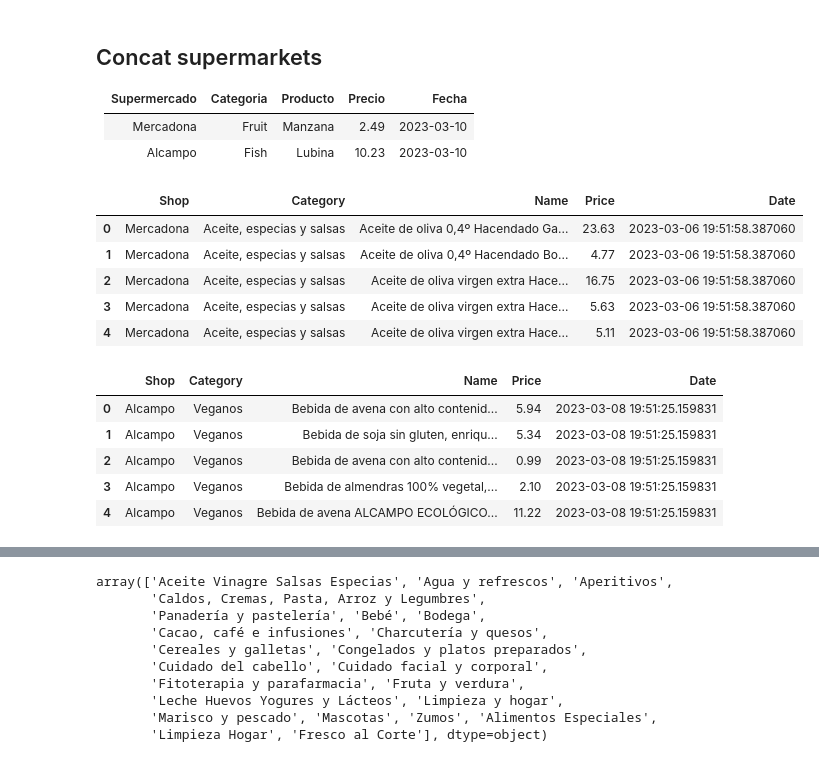
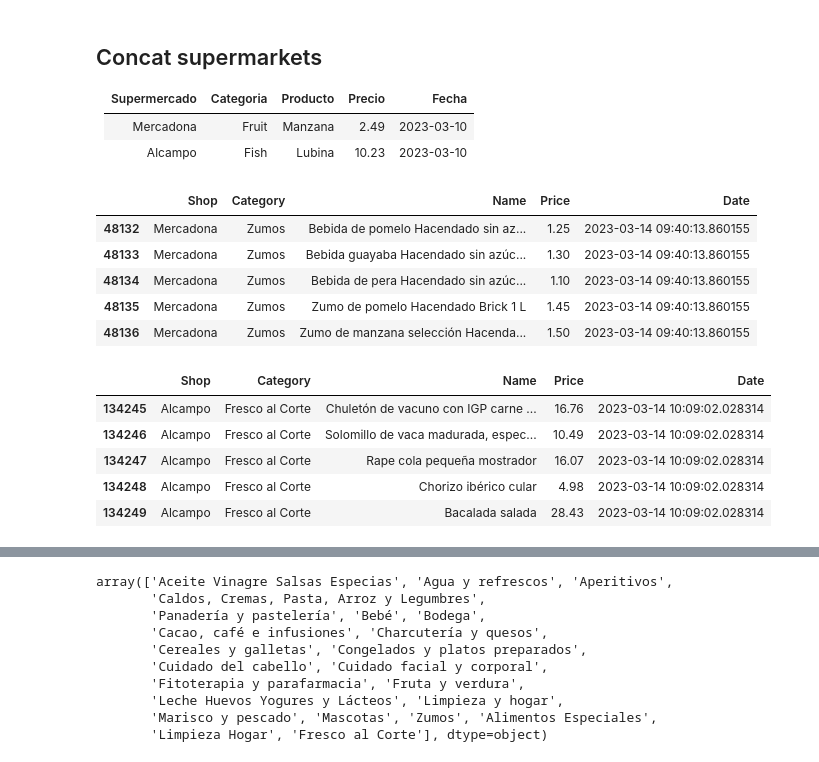
Before and after one commit to IgnacioGB1990/Grocery-Chains, a Jupyter notebook: src/dataCleaned/dataConcat.ipynb, the cells around one changed output, grey strips where cells are left out. Saved outputs shown, nothing was run; the diff lists cells and outputs as text; code cells hidden in the pictures.

```diff
--- a/src/dataCleaned/dataConcat.ipynb
+++ b/src/dataCleaned/dataConcat.ipynb
@@ -11,25 +11,25 @@ import numpy as np
 import pandas as pd
 # %%
 df1 = pd.read_csv("./mercadona.csv",parse_dates=["Date"])
-df1.head()
+df1.tail()
 # %% [output]
 |  | Shop | Category | Name | Price | Date |
-| 0 | Mercadona | Aceite, especias y salsas | Aceite de oliva 0,4º Hacendado Ga... | 23.63 | 2023-03-06 19:51:58.387060 |
-| 1 | Mercadona | Aceite, especias y salsas | Aceite de oliva 0,4º Hacendado Bo... | 4.77 | 2023-03-06 19:51:58.387060 |
-| 2 | Mercadona | Aceite, especias y salsas | Aceite de oliva virgen extra Hace... | 16.75 | 2023-03-06 19:51:58.387060 |
-| 3 | Mercadona | Aceite, especias y salsas | Aceite de oliva virgen extra Hace... | 5.63 | 2023-03-06 19:51:58.387060 |
-| 4 | Mercadona | Aceite, especias y salsas | Aceite de oliva virgen extra Hace... | 5.11 | 2023-03-06 19:51:58.387060 |
+| 48132 | Mercadona | Zumos | Bebida de pomelo Hacendado sin az... | 1.25 | 2023-03-14 09:40:13.860155 |
+| 48133 | Mercadona | Zumos | Bebida guayaba Hacendado sin azúc... | 1.30 | 2023-03-14 09:40:13.860155 |
+| 48134 | Mercadona | Zumos | Bebida de pera Hacendado sin azúc... | 1.10 | 2023-03-14 09:40:13.860155 |
+| 48135 | Mercadona | Zumos | Zumo de pomelo Hacendado Brick 1 L | 1.45 | 2023-03-14 09:40:13.860155 |
+| 48136 | Mercadona | Zumos | Zumo de manzana selección Hacenda... | 1.50 | 2023-03-14 09:40:13.860155 |
 # %%
 
 df2 = pd.read_csv("./alcampo.csv",parse_dates=["Date"])
-df2.head()
+df2.tail()
 # %% [output]
 |  | Shop | Category | Name | Price | Date |
-| 0 | Alcampo | Veganos | Bebida de avena con alto contenid... | 5.94 | 2023-03-08 19:51:25.159831 |
-| 1 | Alcampo | Veganos | Bebida de soja sin gluten, enriqu... | 5.34 | 2023-03-08 19:51:25.159831 |
-| 2 | Alcampo | Veganos | Bebida de avena con alto contenid... | 0.99 | 2023-03-08 19:51:25.159831 |
-| 3 | Alcampo | Veganos | Bebida de almendras 100% vegetal,... | 2.10 | 2023-03-08 19:51:25.159831 |
-| 4 | Alcampo | Veganos | Bebida de avena ALCAMPO ECOLÓGICO... | 11.22 | 2023-03-08 19:51:25.159831 |
+| 134245 | Alcampo | Fresco al Corte | Chuletón de vacuno con IGP carne ... | 16.76 | 2023-03-14 10:09:02.028314 |
+| 134246 | Alcampo | Fresco al Corte | Solomillo de vaca madurada, espec... | 10.49 | 2023-03-14 10:09:02.028314 |
+| 134247 | Alcampo | Fresco al Corte | Rape cola pequeña mostrador | 16.07 | 2023-03-14 10:09:02.028314 |
+| 134248 | Alcampo | Fresco al Corte | Chorizo ibérico cular | 4.98 | 2023-03-14 10:09:02.028314 |
+| 134249 | Alcampo | Fresco al Corte | Bacalada salada | 28.43 | 2023-03-14 10:09:02.028314 |
 # %%
 df3 = pd.concat([df1, df2])
 df3
```
Also changed, not shown: parts of 6 cells of this notebook, 9 other files.
